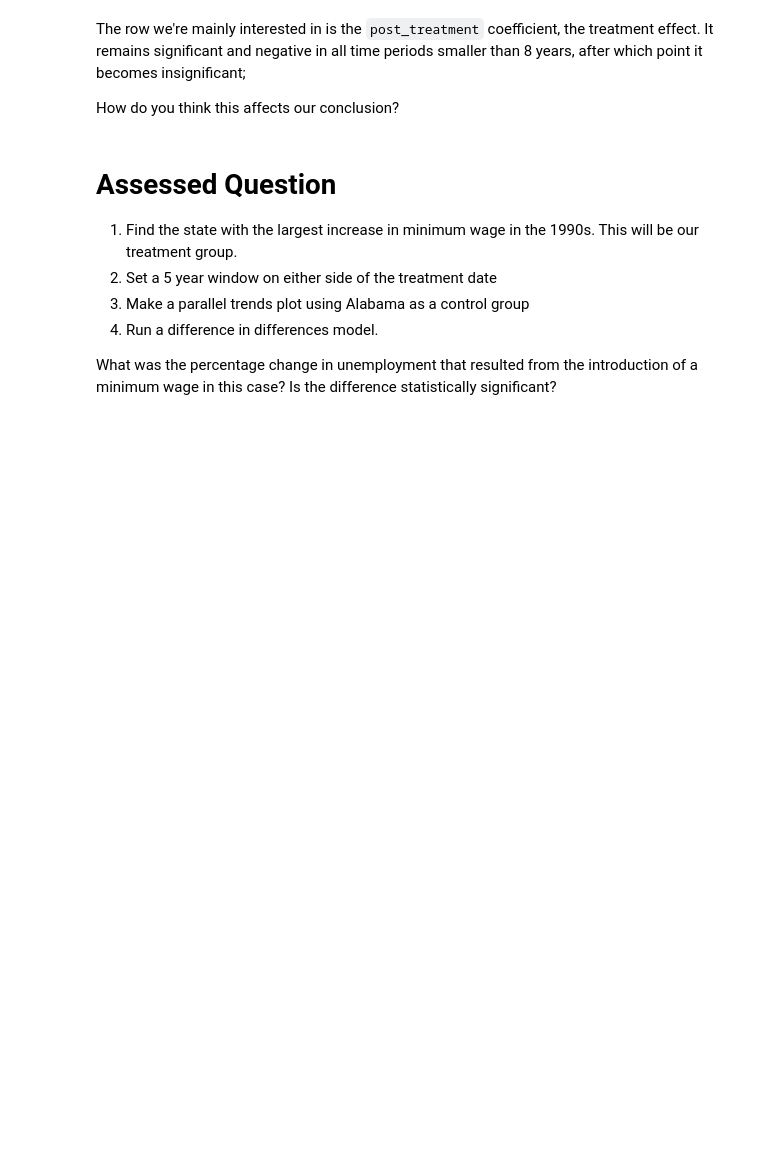
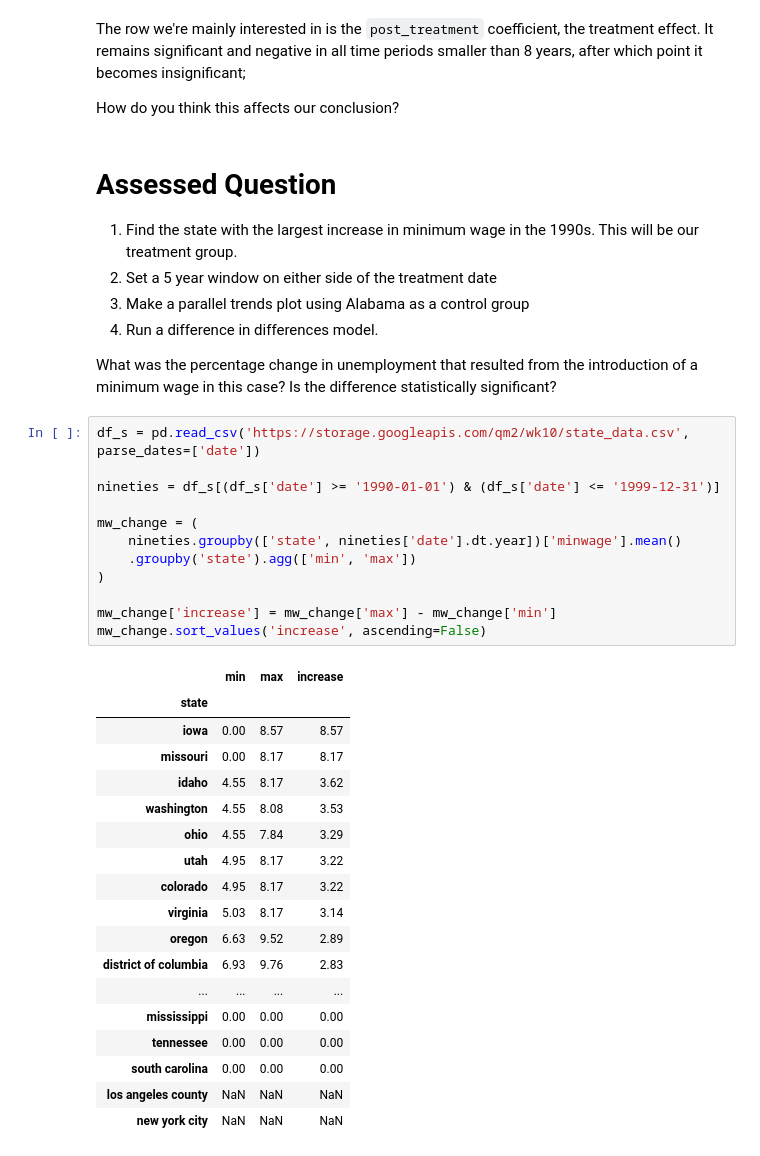
Before and after one commit to skyleranderson05/QM2, a Jupyter notebook: W8_Distributions_and_Basic_Statistics.ipynb, the cells around one changed output. Cells and saved outputs as stored; diff of their text form; blank space fills up the shorter version.

```diff
--- a/W8_Distributions_and_Basic_Statistics.ipynb
+++ b/W8_Distributions_and_Basic_Statistics.ipynb
@@ -334,3 +334,34 @@ How do you think this affects our conclusion?
 4. Run a difference in differences model.
 
 What was the percentage change in unemployment that resulted from the introduction of a minimum wage in this case? Is the difference statistically significant?
+# %%
+df_s = pd.read_csv('https://storage.googleapis.com/qm2/wk10/state_data.csv', parse_dates=['date'])
+
+nineties = df_s[(df_s['date'] >= '1990-01-01') & (df_s['date'] <= '1999-12-31')]
+
+mw_change = (
+    nineties.groupby(['state', nineties['date'].dt.year])['minwage'].mean()
+    .groupby('state').agg(['min', 'max'])
+)
+
+mw_change['increase'] = mw_change['max'] - mw_change['min']
+mw_change.sort_values('increase', ascending=False)
+# %% [output]
+|  | min | max | increase |
+| state |  |  |  |
+| iowa | 0.00 | 8.57 | 8.57 |
+| missouri | 0.00 | 8.17 | 8.17 |
+| idaho | 4.55 | 8.17 | 3.62 |
+| washington | 4.55 | 8.08 | 3.53 |
+| ohio | 4.55 | 7.84 | 3.29 |
+| utah | 4.95 | 8.17 | 3.22 |
+| colorado | 4.95 | 8.17 | 3.22 |
+| virginia | 5.03 | 8.17 | 3.14 |
+| oregon | 6.63 | 9.52 | 2.89 |
+| district of columbia | 6.93 | 9.76 | 2.83 |
+| ... | ... | ... | ... |
+| mississippi | 0.00 | 0.00 | 0.00 |
+| tennessee | 0.00 | 0.00 | 0.00 |
+| south carolina | 0.00 | 0.00 | 0.00 |
+| los angeles county | NaN | NaN | NaN |
+| new york city | NaN | NaN | NaN |
```
Also changed, not shown: parts of 4 cells of this notebook.
